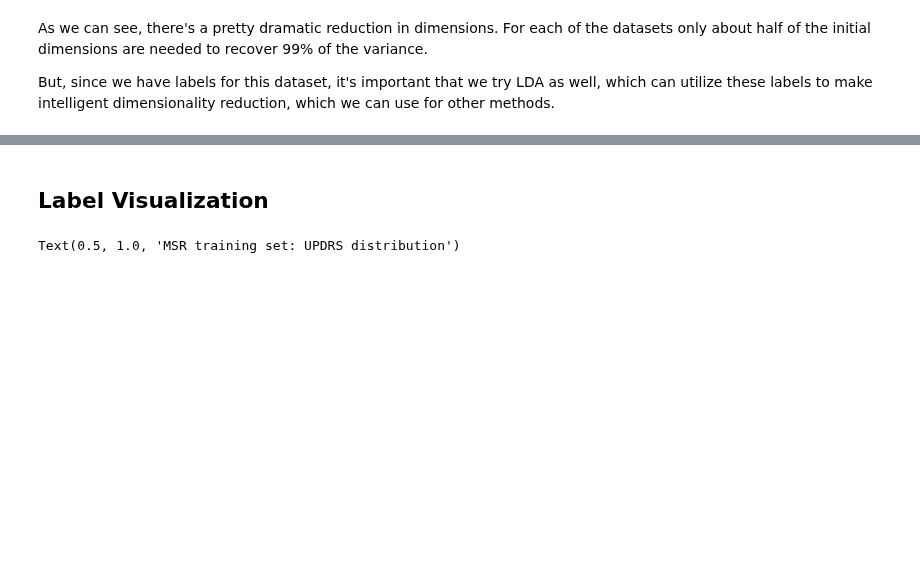
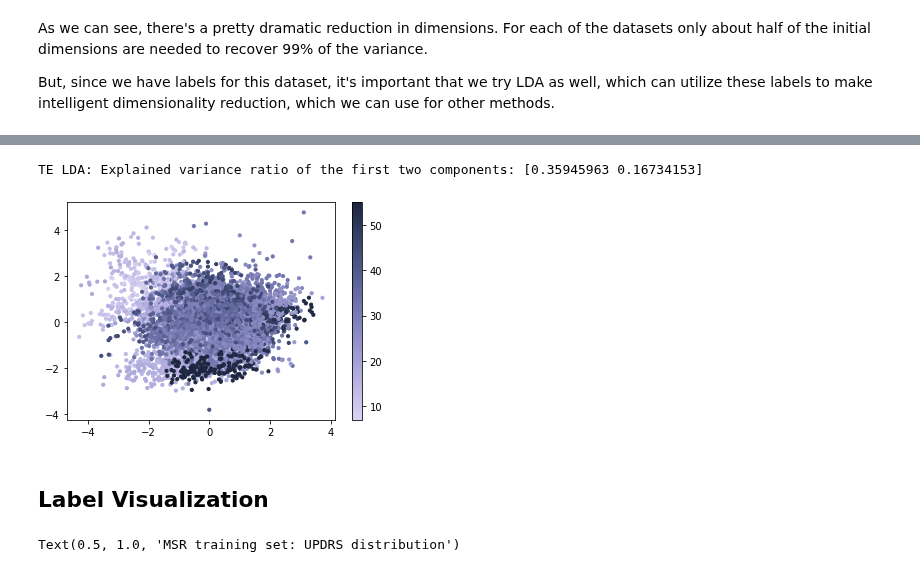
Before and after one commit to adachille/parkinsons-detector, a Jupyter notebook: parkinsons-data-exploration-copy.ipynb, the cells around one changed output, grey strips where cells are left out. Cells and saved outputs as stored; diff of their text form; code cells hidden in the pictures; blank space fills up the shorter version.

```diff
--- a/parkinsons-data-exploration-copy.ipynb
+++ b/parkinsons-data-exploration-copy.ipynb
@@ -289,3 +329,15 @@ But, since we have labels for this dataset, it's important that we try LDA as we
+# %%
+lda = LDA(n_components=2)
+TE_lda = lda.fit_transform(te_data[te_columns],round(te_data.total_UPDRS,0))
+print('TE LDA: Explained variance ratio of the first two components: %s'
+      % str(lda.explained_variance_ratio_))
+cmap = sns.cubehelix_palette(start=2.8, rot=.1, as_cmap=True)
+f, ax = plt.subplots()
+points = ax.scatter(TE_lda[:,0], TE_lda[:,1], c=te_data.total_UPDRS, s=10, cmap=cmap)
+f.colorbar(points);
+# %% [output]
+TE LDA: Explained variance ratio of the first two components: [0.35945963 0.16734153]
+[figure, added]
 # %%
 from sklearn.discriminant_analysis import LinearDiscriminantAnalysis as LDA
 
```
Also changed, not shown: parts of 3 cells of this notebook.
